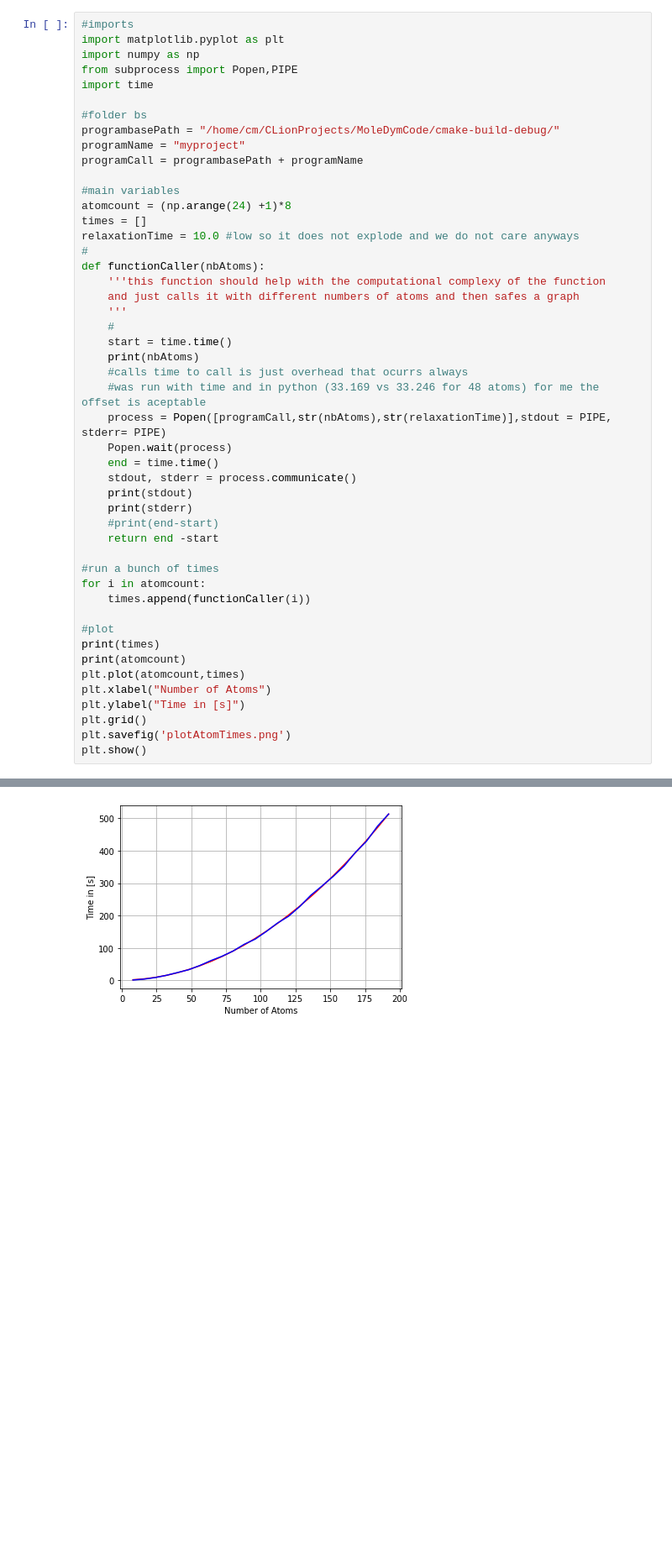
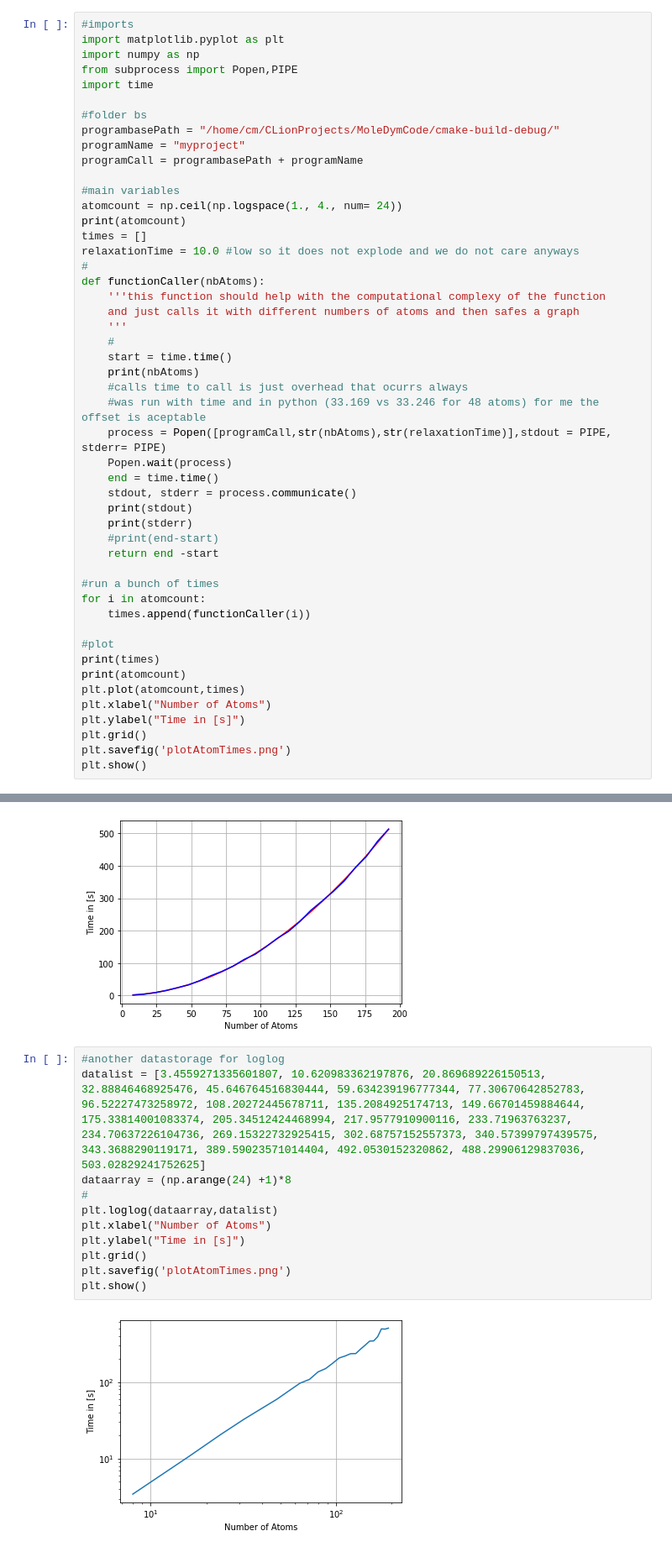
Before and after one commit to cmoser8892/MoleDymCode, a Jupyter notebook: AJupyter/M5DataGrapper.ipynb, the cells around one changed output, grey strips where cells are left out. Shown at 84% size. Cells and saved outputs as stored; diff of their text form; blank space fills up the shorter version.

Commit message:
- milestone 7 - new plot for the atoms just 1/1000th of the original simulation time - data is now correct it seems

```diff
--- a/AJupyter/M5DataGrapper.ipynb
+++ b/AJupyter/M5DataGrapper.ipynb
@@ -11,7 +11,8 @@ programName = "myproject"
 programCall = programbasePath + programName
 
 #main variables
-atomcount = (np.arange(24) +1)*8
+atomcount = np.ceil(np.logspace(1., 4., num= 24))
+print(atomcount)
 times = []
 relaxationTime = 10.0 #low so it does not explode and we do not care anyways
 #
@@ -127,3 +128,16 @@ plt.show()
 # %% [output]
 0.013842547476728528 0.011592682987333514 0.96301358020332
 [figure]
+# %%
+#another datastorage for loglog
+datalist = [3.4559271335601807, 10.620983362197876, 20.869689226150513, 32.88846468925476, 45.646764516830444, 59.634239196777344, 77.30670642852783, 96.52227473258972, 108.20272445678711, 135.2084925174713, 149.66701459884644, 175.33814001083374, 205.34512424468994, 217.9577910900116, 233.71963763237, 234.70637226104736, 269.15322732925415, 302.68757152557373, 340.57399797439575, 343.3688290119171, 389.59023571014404, 492.0530152320862, 488.29906129837036, 503.02829241752625]
+dataarray = (np.arange(24) +1)*8
+#
+plt.loglog(dataarray,datalist)
+plt.xlabel("Number of Atoms")
+plt.ylabel("Time in [s]")
+plt.grid()
+plt.savefig('plotAtomTimes.png')
+plt.show()
+# %% [output]
+[figure, added]
```
Also changed, not shown: parts of 2 cells of this notebook, 1 other file.
